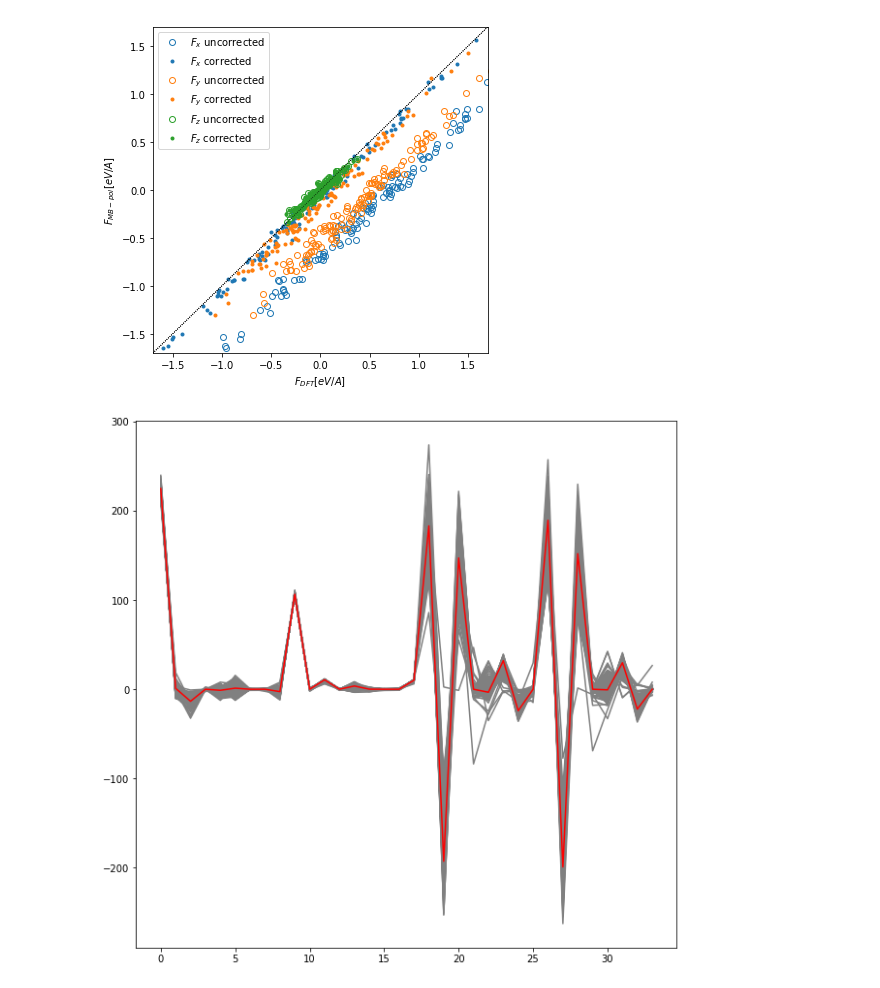
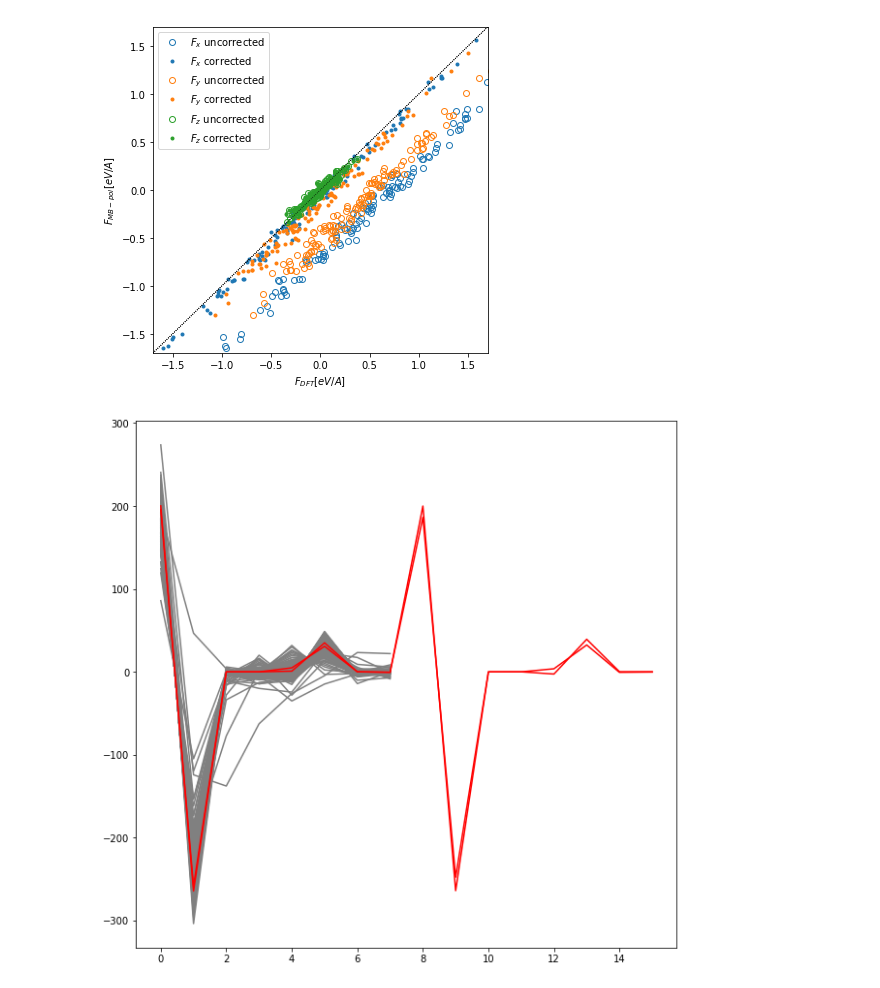
Before and after one commit to semodi/mlcf, a Jupyter notebook: analysis/test_along_traj.ipynb, the cells around one changed output. Saved outputs shown, nothing was run; the diff lists cells and outputs as text; code cells hidden in the pictures.

Commit message:
atomic descriptors working

```diff
--- a/analysis/test_along_traj.ipynb
+++ b/analysis/test_along_traj.ipynb
@@ -20,8 +19,8 @@ Populating the interactive namespace from numpy and matplotlib
 basis = 'dz_custom'
 features = 'descr'
 path = '/gpfs/scratch/smdick/md_siesta_atomic/'
-every = 5
-end = 200
+every = 1
+end = 12
 # %%
 #Load relevant models
 
@@ -69,10 +68,10 @@ def shrink_file(path, block_size, every):
 n_mol = 128
 
 if features == 'descr':
-    n_o_orb = 50
-    n_h_orb = 26
-#     n_o_orb = 18
-#     n_h_orb = 8
+#     n_o_orb = 50
+#     n_h_orb = 26
+    n_o_orb = 18
+    n_h_orb = 8
 else:
     n_o_orb = c.par[features]['n_o_orb'][basis]
     n_h_orb = c.par[features]['n_h_orb'][basis]
@@ -282,10 +281,10 @@ atoms = ['O','H1','H2']
 # %% [output]
 [figure]
 # %%
-dimers = np.genfromtxt('/gpfs/home/smdick/exchange_ml/data/synced/processed_dz/dimers/final/descriptors_coeff.dat', delimiter = ',').reshape(-1,34)[::10]
+dimers = np.genfromtxt('/gpfs/home/smdick/exchange_ml/data/synced/processed_dz/dimers/final/descr_H1_aligned.dat', delimiter = ',').reshape(-1,8)[::10]
 # %%
 figsize(10,10)
 plot(dimers.T, color = 'grey')
-plot(feat[-1].T, color = 'red');
+plot(feat[-1,:,18:].T, color = 'red');
 # %% [output]
-[figure, old version]
+[figure, new version]
```
Also changed, not shown: parts of 8 cells of this notebook, 4 other files.
